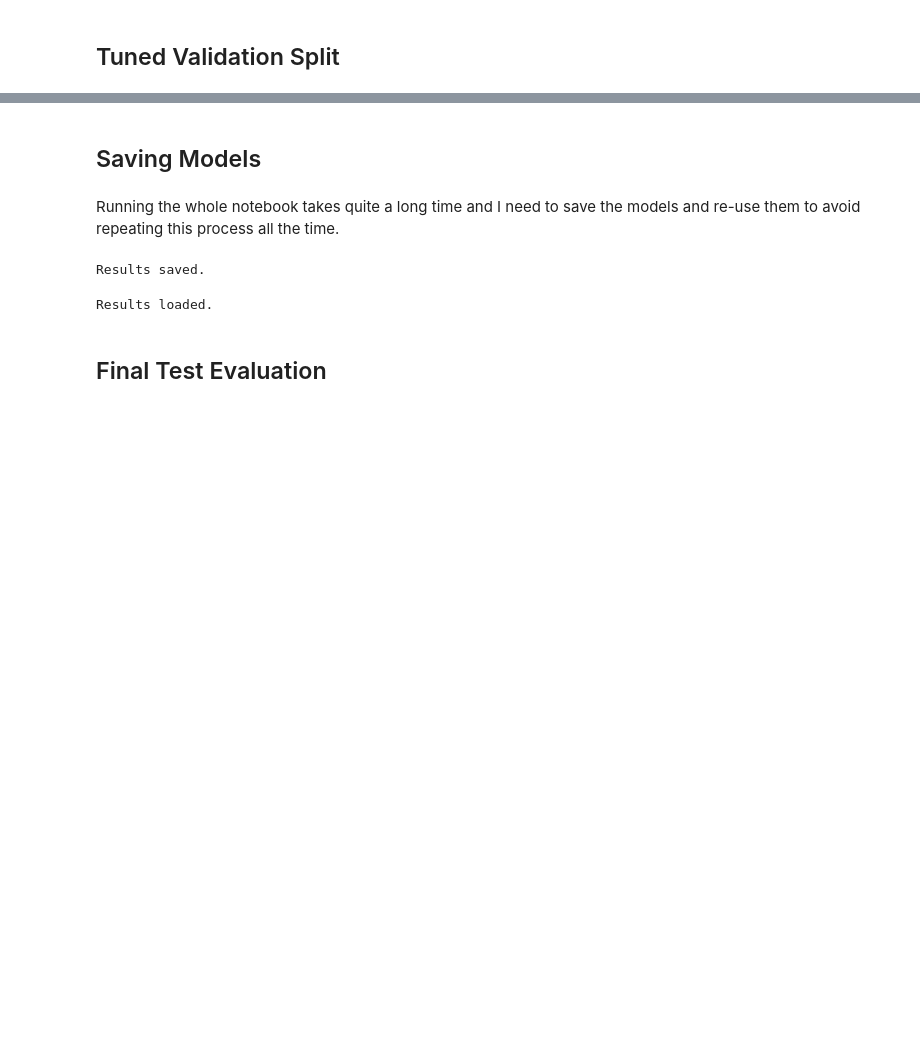
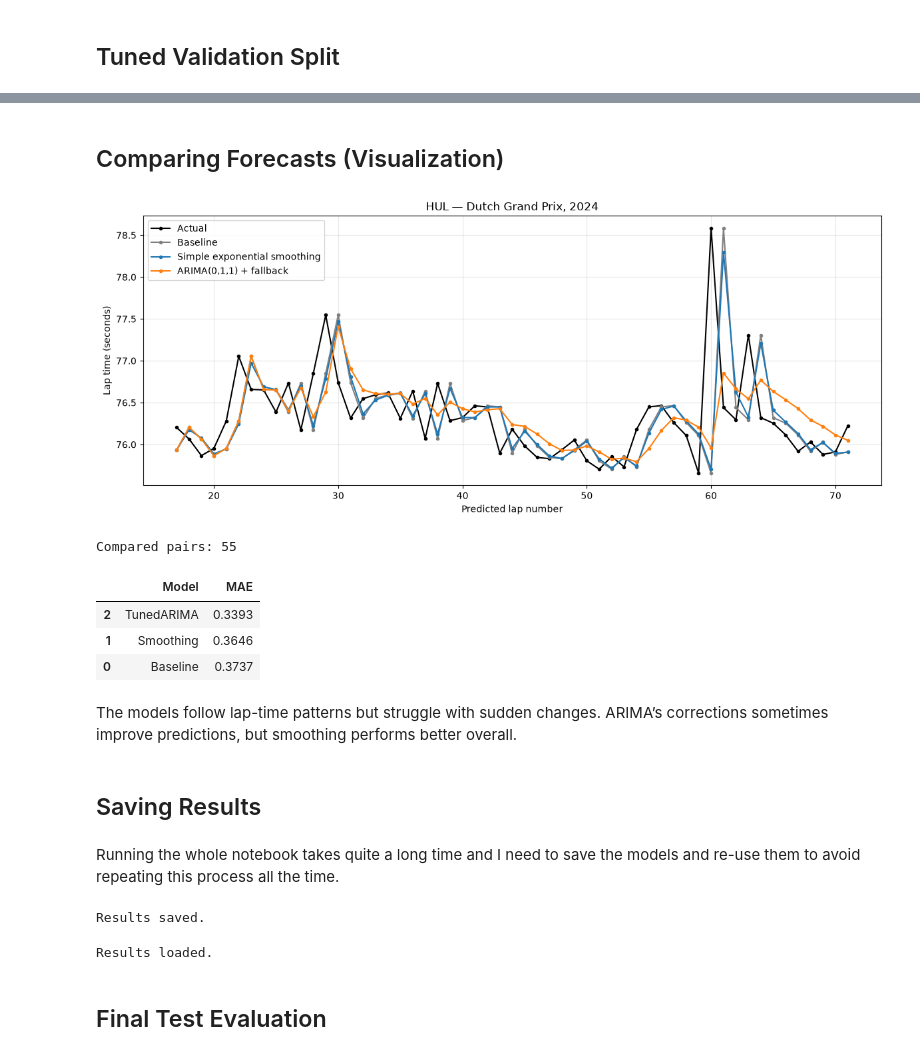
Before and after one commit to jarimbafrancisco-arch/F1-Lap-Time-Prediction, a Jupyter notebook: notebooks/06_arima_model.ipynb, the cells around one changed output, grey strips where cells are left out. Drawn from its saved outputs; the diff is of its cells as text; code cells hidden in the pictures; blank space fills up the shorter version.

```diff
--- a/notebooks/06_arima_model.ipynb
+++ b/notebooks/06_arima_model.ipynb
@@ -794,5 +793,62 @@ Shared coverage: 46.2%
+# %% [markdown]
+## Comparing Forecasts (Visualization)
+# %%
+segment = tuned_validation.groupby("Segment").size().idxmax()
+
+example = tuned_validation.loc[
+    tuned_validation["Segment"].eq(segment)
+].sort_values("LapNumber").copy()
+
+example["PredictedLap"] = example["LapNumber"] + 1
+
+race = example["EventName"].iloc[0]
+driver = example["Driver"].iloc[0]
+
+example.plot(
+    x="PredictedLap",
+    y=["NextLapTimeSeconds", "Baseline", "Smoothing", "TunedARIMA"],
+    color=["black", "gray", "tab:blue", "tab:orange"],
+    figsize=(12, 5),
+    marker="."
+)
+
+plt.legend([
+    "Actual",
+    "Baseline",
+    "Simple exponential smoothing",
+    "ARIMA(0,1,1) + fallback"
+])
+plt.xlabel("Predicted lap number")
+plt.ylabel("Lap time (seconds)")
+plt.title(f"{driver} — {race}, 2024")
+plt.grid(alpha=0.3)
+plt.tight_layout()
+plt.show()
+
+scores = []
+
+for name in ["Baseline", "Smoothing", "TunedARIMA"]:
+    scores.append({
+        "Model": name,
+        "MAE": mean_absolute_error(
+            example["NextLapTimeSeconds"],
+            example[name]
+        )
+    })
+
+print("Compared pairs:", len(example))
+display(pd.DataFrame(scores).sort_values("MAE").round(4))
+# %% [output]
+[figure, added]
+Compared pairs: 55
+|  | Model | MAE |
+| 2 | TunedARIMA | 0.3393 |
+| 1 | Smoothing | 0.3646 |
+| 0 | Baseline | 0.3737 |
+# %% [markdown]
+The models follow lap-time patterns but struggle with sudden changes. ARIMA’s corrections sometimes improve predictions, but smoothing performs better overall.
 # %% [markdown]
-## Saving Models
+## Saving Results
 # %% [markdown]
 Running the whole notebook takes quite a long time and I need to save the models and re-use them to avoid repeating this process all the time.
 # %%
```
Also changed, not shown: parts of 11 cells of this notebook, 19 other files.
